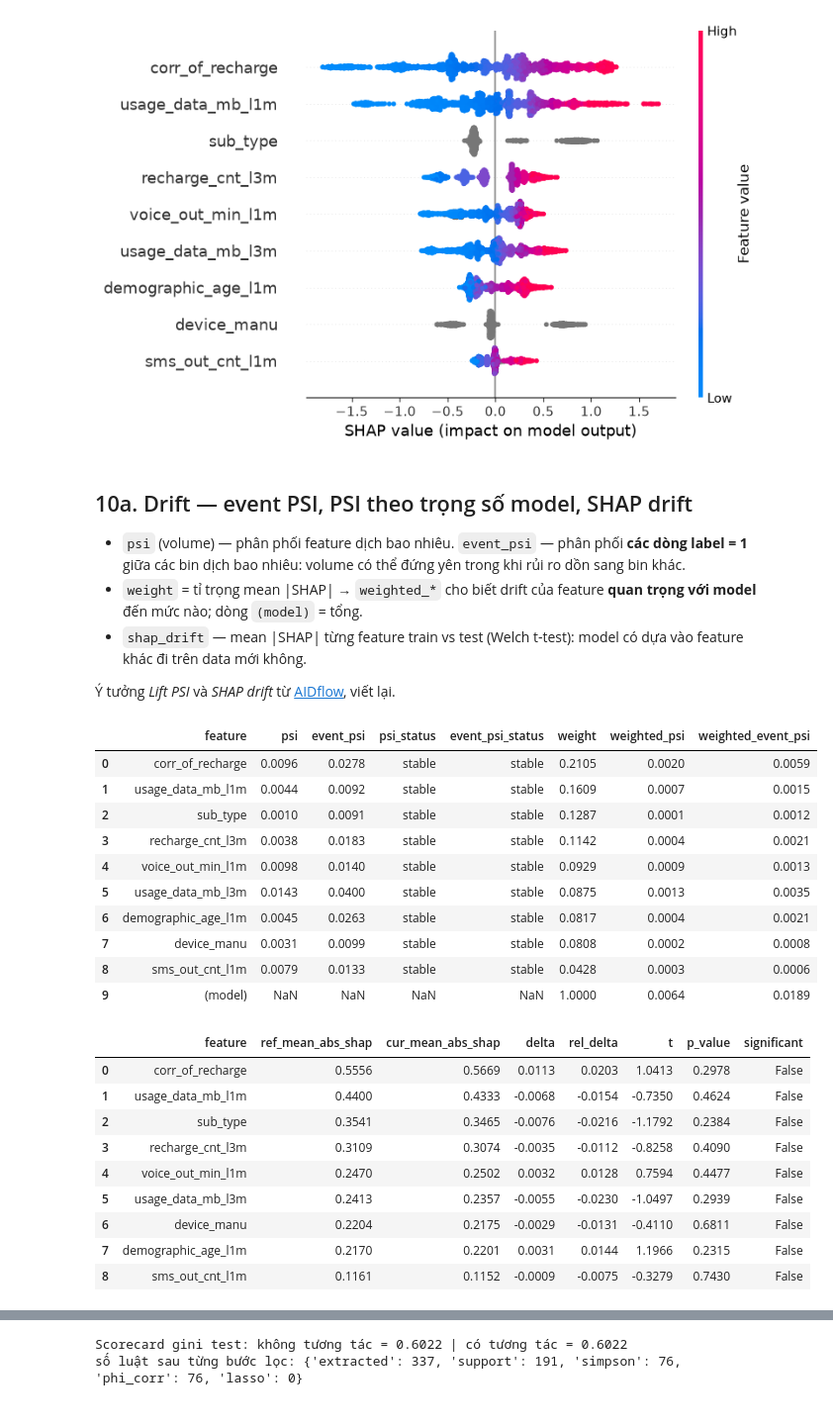
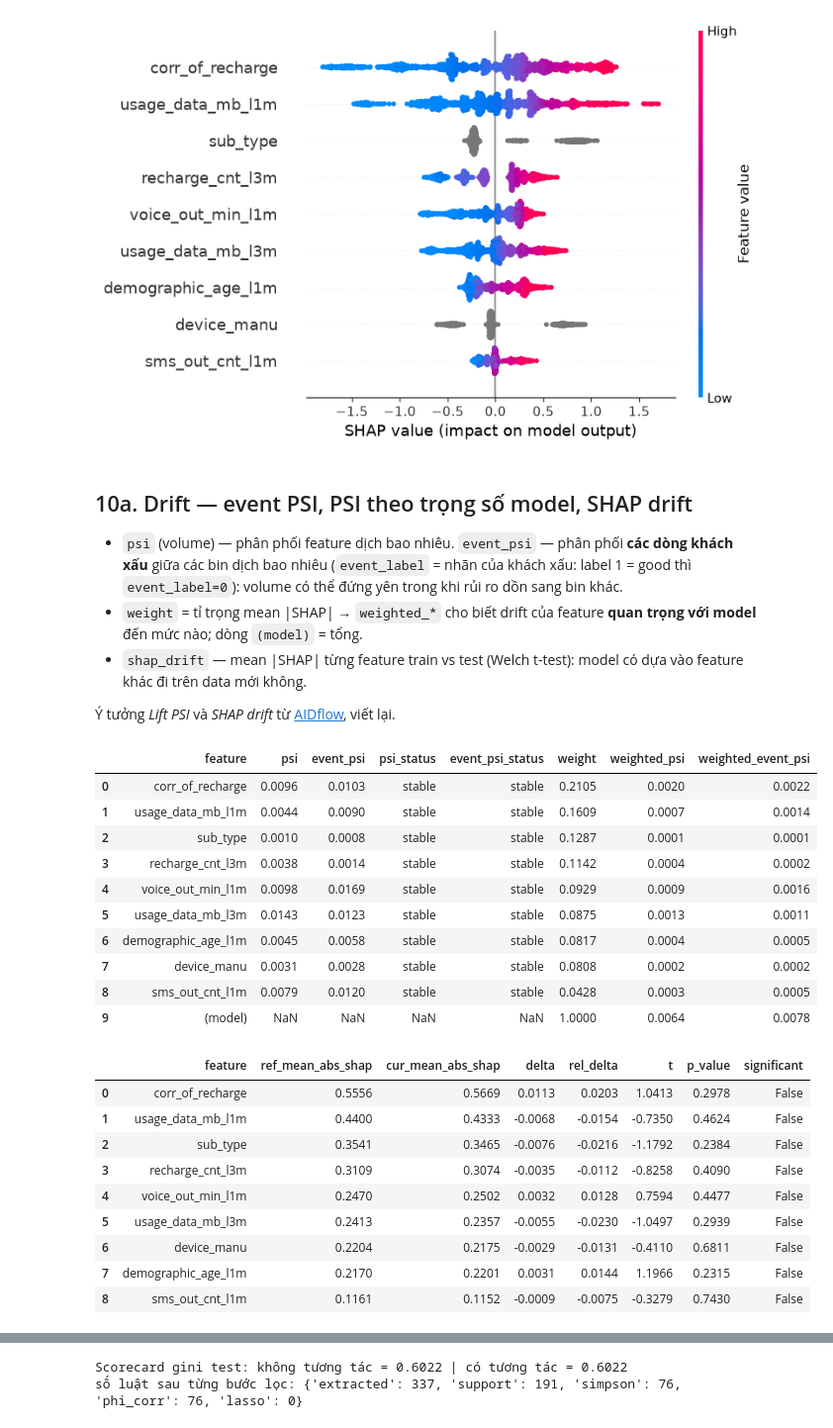
Before and after one commit to huyphan5677/train_model_standard, a Jupyter notebook: notebooks/01_train.ipynb, the cells around one changed output, grey strips where cells are left out. Shown at 99% size. Cells and saved outputs as stored; diff of their text form; code cells hidden in the pictures.

```diff
--- a/notebooks/01_train.ipynb
+++ b/notebooks/01_train.ipynb
@@ -177,7 +178,7 @@ from train_model.feature_selection import TemporalStabilitySelector
 
 hard_feats = hard.selected_features_
 stab = TemporalStabilitySelector(time_col=DATE, cat_cols=CAT_COLS, **cfg.stability)
-stab.fit(train[hard_feats + [DATE]], train[TARGET], test[hard_feats + [DATE]], test[TARGET])
+stab.fit(train[hard_feats + [DATE]], train[TARGET], val[hard_feats + [DATE]], val[TARGET])
 
 print(f"Giữ {len(stab.selected_features_)}/{len(hard_feats)} features")
 display(stab.report_.round(3))
@@ -445,7 +446,8 @@ plot_shap_summary(model, X_test.sample(min(2000, len(X_test)), random_state=0),
 # %% [markdown]
 ## 10a. Drift — event PSI, PSI theo trọng số model, SHAP drift
 
-* `psi` (volume) — phân phối feature dịch bao nhiêu. `event_psi` — phân phối **các dòng label = 1** giữa các bin dịch bao nhiêu:
+* `psi` (volume) — phân phối feature dịch bao nhiêu. `event_psi` — phân phối **các dòng khách xấu** giữa các bin dịch bao nhiêu
+  (`event_label` = nhãn của khách xấu: label 1 = good thì `event_label=0`):
   volume có thể đứng yên trong khi rủi ro dồn sang bin khác.
 * `weight` = tỉ trọng mean |SHAP| → `weighted_*` cho biết drift của feature **quan trọng với model** đến mức nào; dòng `(model)` = tổng.
 * `shap_drift` — mean |SHAP| từng feature train vs test (Welch t-test): model có dựa vào feature khác đi trên data mới không.
@@ -454,21 +456,23 @@ plot_shap_summary(model, X_test.sample(min(2000, len(X_test)), random_state=0),
 # %%
 from train_model.evaluation import psi_report, shap_drift
 
-display(psi_report(train, test, final_features, TARGET, importance=shap_imp.set_index("feature")["mean_abs_shap"]).round(4))
+bad_label = 0 if cfg.scoring["target_label"] == "good" else 1
+display(psi_report(train, test, final_features, TARGET, importance=shap_imp.set_index("feature")["mean_abs_shap"],
+                   event_label=bad_label).round(4))
 X_train = prepare_features(train, final_features, cat_final)
 display(shap_drift(model, X_train, X_test).round(4))
 # %% [output]
 |  | feature | psi | event_psi | psi_status | event_psi_status | weight | weighted_psi | weighted_event_psi |
-| 0 | corr_of_recharge | 0.0096 | 0.0278 | stable | stable | 0.2105 | 0.0020 | 0.0059 |
-| 1 | usage_data_mb_l1m | 0.0044 | 0.0092 | stable | stable | 0.1609 | 0.0007 | 0.0015 |
-| 2 | sub_type | 0.0010 | 0.0091 | stable | stable | 0.1287 | 0.0001 | 0.0012 |
-| 3 | recharge_cnt_l3m | 0.0038 | 0.0183 | stable | stable | 0.1142 | 0.0004 | 0.0021 |
-| 4 | voice_out_min_l1m | 0.0098 | 0.0140 | stable | stable | 0.0929 | 0.0009 | 0.0013 |
-| 5 | usage_data_mb_l3m | 0.0143 | 0.0400 | stable | stable | 0.0875 | 0.0013 | 0.0035 |
-| 6 | demographic_age_l1m | 0.0045 | 0.0263 | stable | stable | 0.0817 | 0.0004 | 0.0021 |
-| 7 | device_manu | 0.0031 | 0.0099 | stable | stable | 0.0808 | 0.0002 | 0.0008 |
-| 8 | sms_out_cnt_l1m | 0.0079 | 0.0133 | stable | stable | 0.0428 | 0.0003 | 0.0006 |
-| 9 | (model) | NaN | NaN | NaN | NaN | 1.0000 | 0.0064 | 0.0189 |
+| 0 | corr_of_recharge | 0.0096 | 0.0103 | stable | stable | 0.2105 | 0.0020 | 0.0022 |
+| 1 | usage_data_mb_l1m | 0.0044 | 0.0090 | stable | stable | 0.1609 | 0.0007 | 0.0014 |
+| 2 | sub_type | 0.0010 | 0.0008 | stable | stable | 0.1287 | 0.0001 | 0.0001 |
+| 3 | recharge_cnt_l3m | 0.0038 | 0.0014 | stable | stable | 0.1142 | 0.0004 | 0.0002 |
+| 4 | voice_out_min_l1m | 0.0098 | 0.0169 | stable | stable | 0.0929 | 0.0009 | 0.0016 |
+| 5 | usage_data_mb_l3m | 0.0143 | 0.0123 | stable | stable | 0.0875 | 0.0013 | 0.0011 |
+| 6 | demographic_age_l1m | 0.0045 | 0.0058 | stable | stable | 0.0817 | 0.0004 | 0.0005 |
+| 7 | device_manu | 0.0031 | 0.0028 | stable | stable | 0.0808 | 0.0002 | 0.0002 |
+| 8 | sms_out_cnt_l1m | 0.0079 | 0.0120 | stable | stable | 0.0428 | 0.0003 | 0.0005 |
+| 9 | (model) | NaN | NaN | NaN | NaN | 1.0000 | 0.0064 | 0.0078 |
 |  | feature | ref_mean_abs_shap | cur_mean_abs_shap | delta | rel_delta | t | p_value | significant |
 | 0 | corr_of_recharge | 0.5556 | 0.5669 | 0.0113 | 0.0203 | 1.0413 | 0.2978 | False |
 | 1 | usage_data_mb_l1m | 0.4400 | 0.4333 | -0.0068 | -0.0154 | -0.7350 | 0.4624 | False |
```
Also changed, not shown: parts of 4 cells of this notebook, 7 other files.
